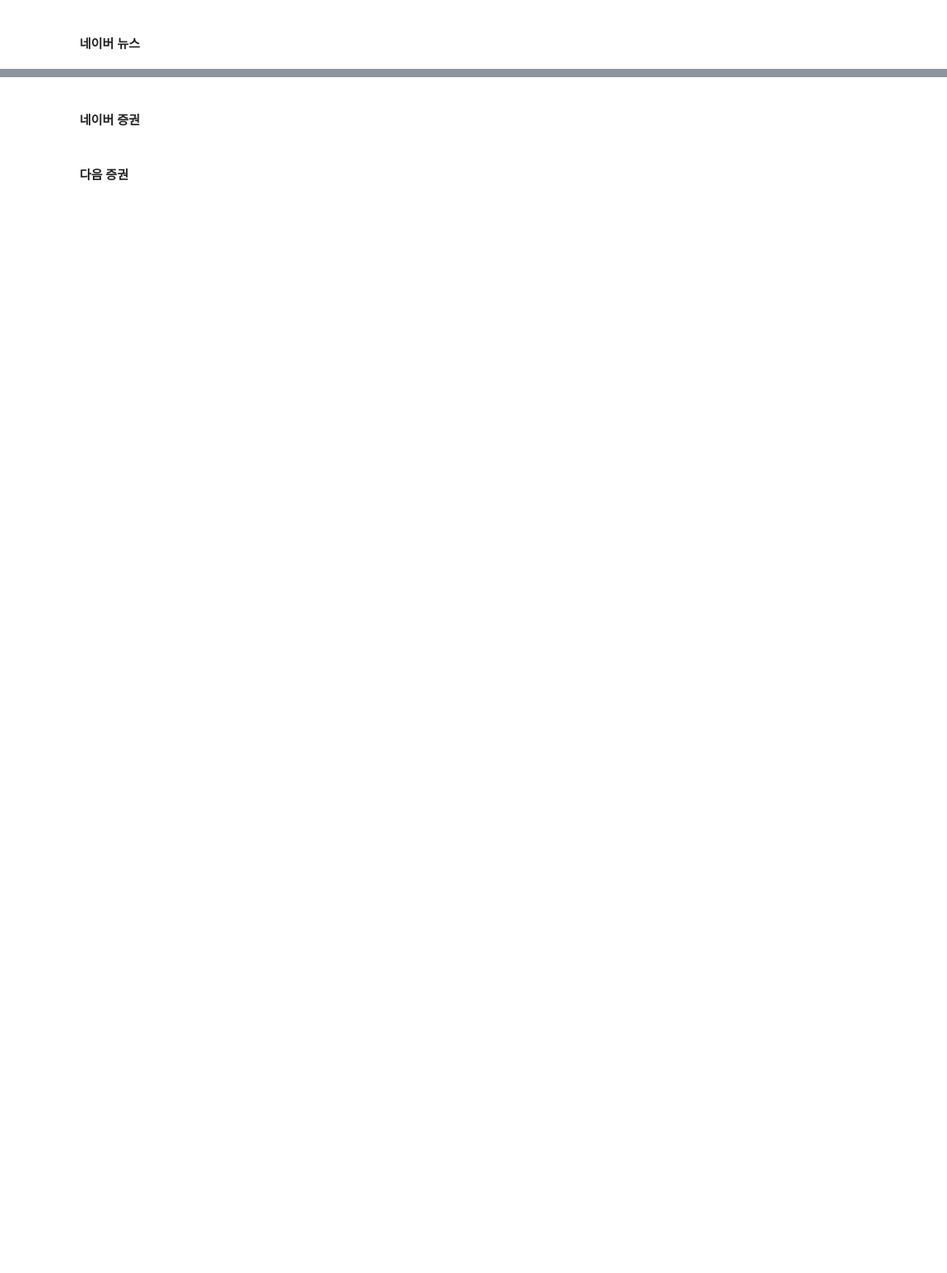
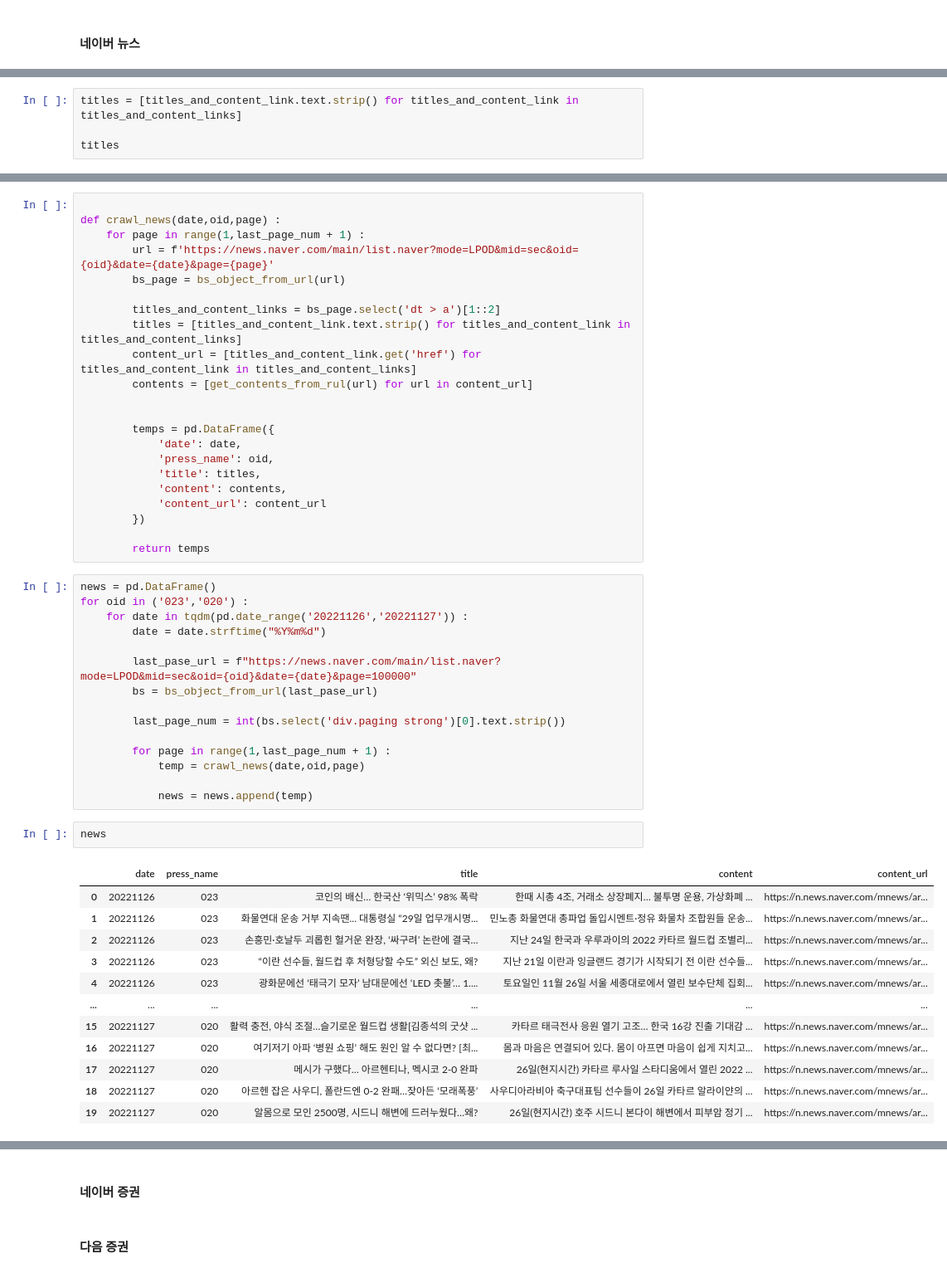
Before and after one commit to xxJUSTCOxx/BIGDATA, a Jupyter notebook: bigdata1/day04.ipynb, the cells around one changed output, grey strips where cells are left out. Shown: that part at 83% size. Saved outputs shown, nothing was run; the diff lists cells and outputs as text; blank space fills up the shorter version.

```diff
--- a/bigdata1/day04.ipynb
+++ b/bigdata1/day04.ipynb
@@ -353,0 +416,4 @@ soup.stripped_strings # 공백을 제거한 값 반환
+# %%
+titles = [titles_and_content_link.text.strip() for titles_and_content_link in titles_and_content_links]
+
+titles
@@ -353,0 +562,52 @@ soup.stripped_strings # 공백을 제거한 값 반환
+# %%
+
+def crawl_news(date,oid,page) :
+    for page in range(1,last_page_num + 1) :
+        url = f'https://news.naver.com/main/list.naver?mode=LPOD&mid=sec&oid={oid}&date={date}&page={page}'
+        bs_page = bs_object_from_url(url)
+
+        titles_and_content_links = bs_page.select('dt > a')[1::2]
+        titles = [titles_and_content_link.text.strip() for titles_and_content_link in titles_and_content_links]
+        content_url = [titles_and_content_link.get('href') for titles_and_content_link in titles_and_content_links]
+        contents = [get_contents_from_rul(url) for url in content_url]
+
+
+        temps = pd.DataFrame({
+            'date': date,
+            'press_name': oid,
+            'title': titles,
+            'content': contents,
+            'content_url': content_url
+        })
+
+        return temps
+# %%
+news = pd.DataFrame()
+for oid in ('023','020') :
+    for date in tqdm(pd.date_range('20221126','20221127')) :
+        date = date.strftime("%Y%m%d")
+
+        last_pase_url = f"https://news.naver.com/main/list.naver?mode=LPOD&mid=sec&oid={oid}&date={date}&page=100000"
+        bs = bs_object_from_url(last_pase_url)
+
+        last_page_num = int(bs.select('div.paging strong')[0].text.strip())
+
+        for page in range(1,last_page_num + 1) :
+            temp = crawl_news(date,oid,page)
+
+            news = news.append(temp)
+# %%
+news
+# %% [output]
+|  | date | press_name | title | content | content_url |
+| 0 | 20221126 | 023 | 코인의 배신… 한국산 ‘위믹스’ 98% 폭락 | 한때 시총 4조, 거래소 상장폐지… 불투명 운용, 가상화폐 ... | https://n.news.naver.com/mnews/ar... |
+| 1 | 20221126 | 023 | 화물연대 운송 거부 지속땐... 대통령실 “29일 업무개시명... | 민노총 화물연대 총파업 돌입시멘트·정유 화물차 조합원들 운송... | https://n.news.naver.com/mnews/ar... |
+| 2 | 20221126 | 023 | 손흥민·호날두 괴롭힌 헐거운 완장, ‘싸구려’ 논란에 결국… | 지난 24일 한국과 우루과이의 2022 카타르 월드컵 조별리... | https://n.news.naver.com/mnews/ar... |
+| 3 | 20221126 | 023 | “이란 선수들, 월드컵 후 처형당할 수도” 외신 보도, 왜? | 지난 21일 이란과 잉글랜드 경기가 시작되기 전 이란 선수들... | https://n.news.naver.com/mnews/ar... |
+| 4 | 20221126 | 023 | 광화문에선 ‘태극기 모자’ 남대문에선 ‘LED 촛불’… 1.... | 토요일인 11월 26일 서울 세종대로에서 열린 보수단체 집회... | https://n.news.naver.com/mnews/ar... |
+| ... | ... | ... | ... | ... | ... |
+| 15 | 20221127 | 020 | 활력 충전, 야식 조절…슬기로운 월드컵 생활[김종석의 굿샷 ... | 카타르 태극전사 응원 열기 고조… 한국 16강 진출 기대감 ... | https://n.news.naver.com/mnews/ar... |
+| 16 | 20221127 | 020 | 여기저기 아파 ‘병원 쇼핑’ 해도 원인 알 수 없다면? [최... | 몸과 마음은 연결되어 있다. 몸이 아프면 마음이 쉽게 지치고... | https://n.news.naver.com/mnews/ar... |
+| 17 | 20221127 | 020 | 메시가 구했다… 아르헨티나, 멕시코 2-0 완파 | 26일(현지시간) 카타르 루사일 스타디움에서 열린 2022 ... | https://n.news.naver.com/mnews/ar... |
+| 18 | 20221127 | 020 | 아르헨 잡은 사우디, 폴란드엔 0-2 완패…잦아든 ‘모래폭풍’ | 사우디아라비아 축구대표팀 선수들이 26일 카타르 알라이얀의 ... | https://n.news.naver.com/mnews/ar... |
+| 19 | 20221127 | 020 | 알몸으로 모인 2500명, 시드니 해변에 드러누웠다…왜? | 26일(현지시간) 호주 시드니 본다이 해변에서 피부암 정기 ... | https://n.news.naver.com/mnews/ar... |
```
Also changed, not shown: parts of 16 cells of this notebook.
